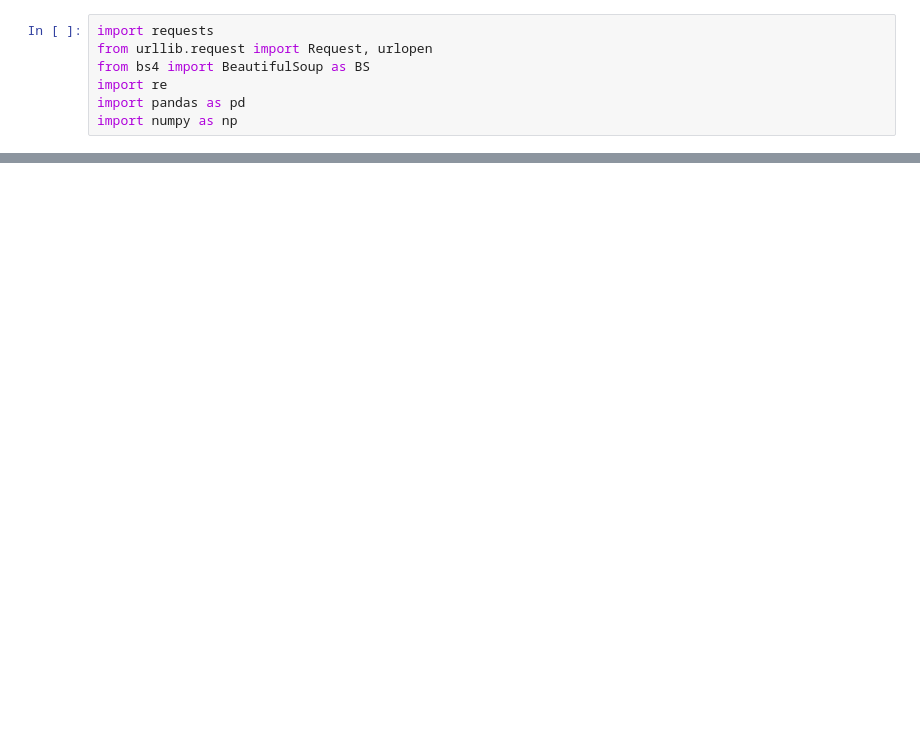
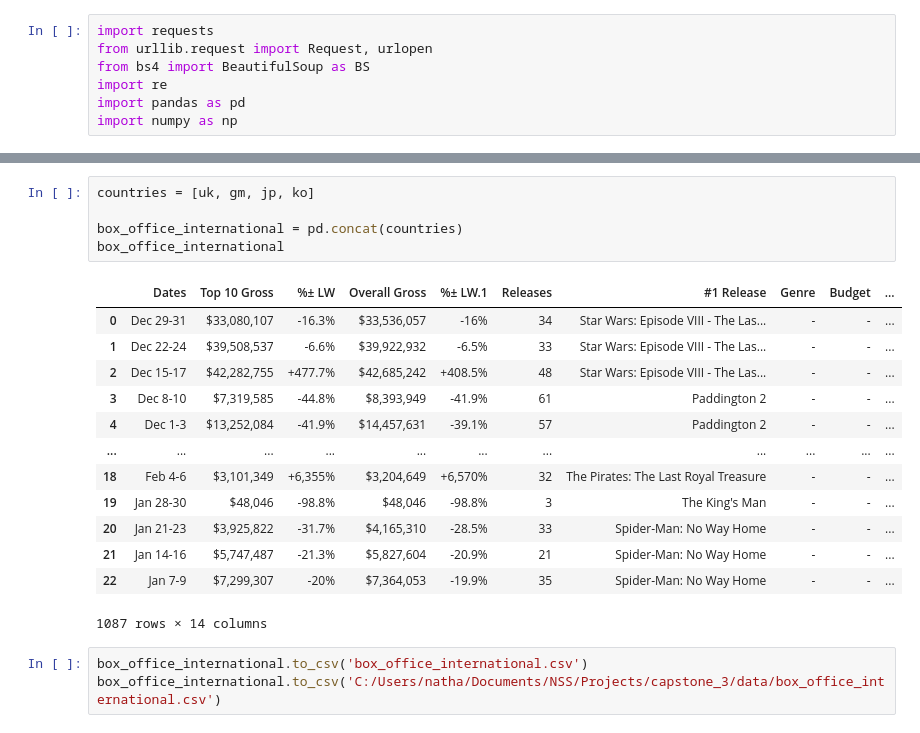
Before and after one commit to nathanmartin5937/capstone, a Jupyter notebook: notebooks/box_office_international.ipynb, the cells around one changed output, grey strips where cells are left out. Cells and saved outputs as stored; diff of their text form; blank space fills up the shorter version.

Commit message:
added country and year column to dataframe, finished scrape

```diff
--- a/notebooks/box_office_international.ipynb
+++ b/notebooks/box_office_international.ipynb
@@ -56,0 +317,22 @@ display(result)
+# %%
+countries = [uk, gm, jp, ko]
+
+box_office_international = pd.concat(countries)
+box_office_international
+# %% [output]
+|  | Dates | Top 10 Gross | %± LW | Overall Gross | %± LW.1 | Releases | #1 Release | Genre | Budget | ... |
+| 0 | Dec 29-31 | $33,080,107 | -16.3% | $33,536,057 | -16% | 34 | Star Wars: Episode VIII - The Las... | - | - | ... |
+| 1 | Dec 22-24 | $39,508,537 | -6.6% | $39,922,932 | -6.5% | 33 | Star Wars: Episode VIII - The Las... | - | - | ... |
+| 2 | Dec 15-17 | $42,282,755 | +477.7% | $42,685,242 | +408.5% | 48 | Star Wars: Episode VIII - The Las... | - | - | ... |
+| 3 | Dec 8-10 | $7,319,585 | -44.8% | $8,393,949 | -41.9% | 61 | Paddington 2 | - | - | ... |
+| 4 | Dec 1-3 | $13,252,084 | -41.9% | $14,457,631 | -39.1% | 57 | Paddington 2 | - | - | ... |
+| ... | ... | ... | ... | ... | ... | ... | ... | ... | ... | ... |
+| 18 | Feb 4-6 | $3,101,349 | +6,355% | $3,204,649 | +6,570% | 32 | The Pirates: The Last Royal Treasure | - | - | ... |
+| 19 | Jan 28-30 | $48,046 | -98.8% | $48,046 | -98.8% | 3 | The King's Man | - | - | ... |
+| 20 | Jan 21-23 | $3,925,822 | -31.7% | $4,165,310 | -28.5% | 33 | Spider-Man: No Way Home | - | - | ... |
+| 21 | Jan 14-16 | $5,747,487 | -21.3% | $5,827,604 | -20.9% | 21 | Spider-Man: No Way Home | - | - | ... |
+| 22 | Jan 7-9 | $7,299,307 | -20% | $7,364,053 | -19.9% | 35 | Spider-Man: No Way Home | - | - | ... |
+1087 rows × 14 columns
+# %%
+box_office_international.to_csv('box_office_international.csv')
+box_office_international.to_csv('C:/Users/natha/Documents/NSS/Projects/capstone_3/data/box_office_international.csv')
```
Also changed, not shown: parts of 23 cells of this notebook.
